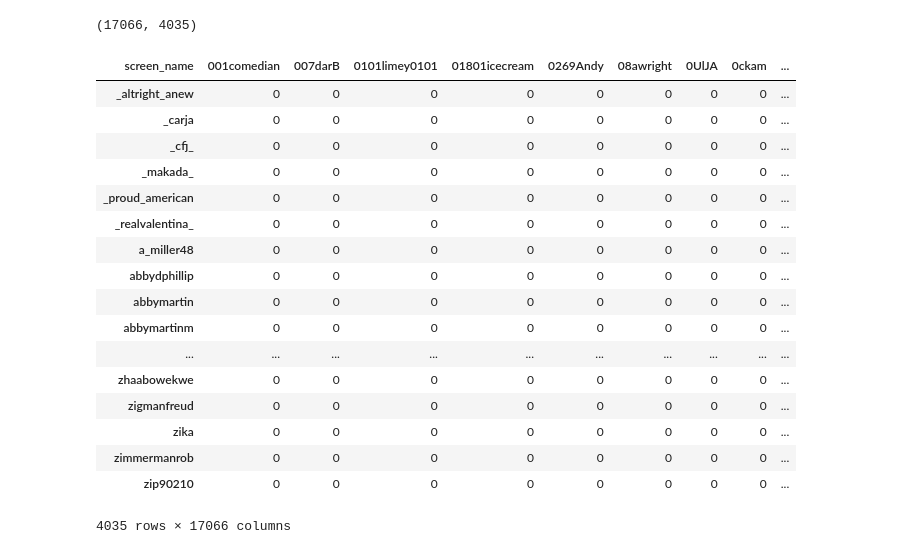
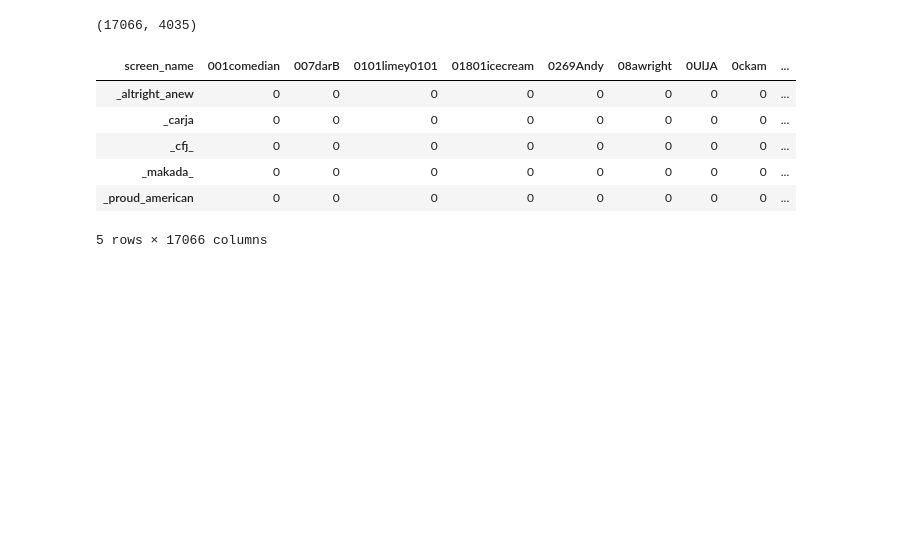
Before and after one commit to aaronenberg/clinton-trump-followers, a Jupyter notebook: csc177-project1.ipynb, the cells around one changed output. Cells and saved outputs as stored; diff of their text form; code cells hidden in the pictures; blank space fills up the shorter version.

```diff
--- a/csc177-project1.ipynb
+++ b/csc177-project1.ipynb
@@ -175,7 +175,7 @@ corpus
 ### hashtags/handles that have been used by at least 20 distinct users (min_df=20)
 # %%
 # constructs a dataframe with only the hashtags that appeared in 20
-vectorizer = sk_text.CountVectorizer(min_df=20)
+vectorizer = sk_text.CountVectorizer(min_df=20, lowercase=True, encoding='ISO-8859-1')
 matrix = vectorizer.fit_transform(corpus)
 df = pd.DataFrame(matrix.toarray(), index=users_active.index, columns=vectorizer.get_feature_names())
 # %%
@@ -196,23 +196,12 @@ df.shape
 (17066, 4035)
 # %%
 # same matrix just swapped rows and columns
-df.transpose()
+df.transpose().head()
 # %% [output]
 | screen_name | 001comedian | 007darB | 0101limey0101 | 01801icecream | 0269Andy | 08awright | 0UlJA | 0ckam | ... |
 | _altright_anew | 0 | 0 | 0 | 0 | 0 | 0 | 0 | 0 | ... |
 | _carja | 0 | 0 | 0 | 0 | 0 | 0 | 0 | 0 | ... |
 | _cfj_ | 0 | 0 | 0 | 0 | 0 | 0 | 0 | 0 | ... |
 | _makada_ | 0 | 0 | 0 | 0 | 0 | 0 | 0 | 0 | ... |
 | _proud_american | 0 | 0 | 0 | 0 | 0 | 0 | 0 | 0 | ... |
-| _realvalentina_ | 0 | 0 | 0 | 0 | 0 | 0 | 0 | 0 | ... |
-| a_miller48 | 0 | 0 | 0 | 0 | 0 | 0 | 0 | 0 | ... |
-| abbydphillip | 0 | 0 | 0 | 0 | 0 | 0 | 0 | 0 | ... |
-| abbymartin | 0 | 0 | 0 | 0 | 0 | 0 | 0 | 0 | ... |
-| abbymartinm | 0 | 0 | 0 | 0 | 0 | 0 | 0 | 0 | ... |
-| ... | ... | ... | ... | ... | ... | ... | ... | ... | ... |
-| zhaabowekwe | 0 | 0 | 0 | 0 | 0 | 0 | 0 | 0 | ... |
-| zigmanfreud | 0 | 0 | 0 | 0 | 0 | 0 | 0 | 0 | ... |
-| zika | 0 | 0 | 0 | 0 | 0 | 0 | 0 | 0 | ... |
-| zimmermanrob | 0 | 0 | 0 | 0 | 0 | 0 | 0 | 0 | ... |
-| zip90210 | 0 | 0 | 0 | 0 | 0 | 0 | 0 | 0 | ... |
-4035 rows × 17066 columns
+5 rows × 17066 columns
```
